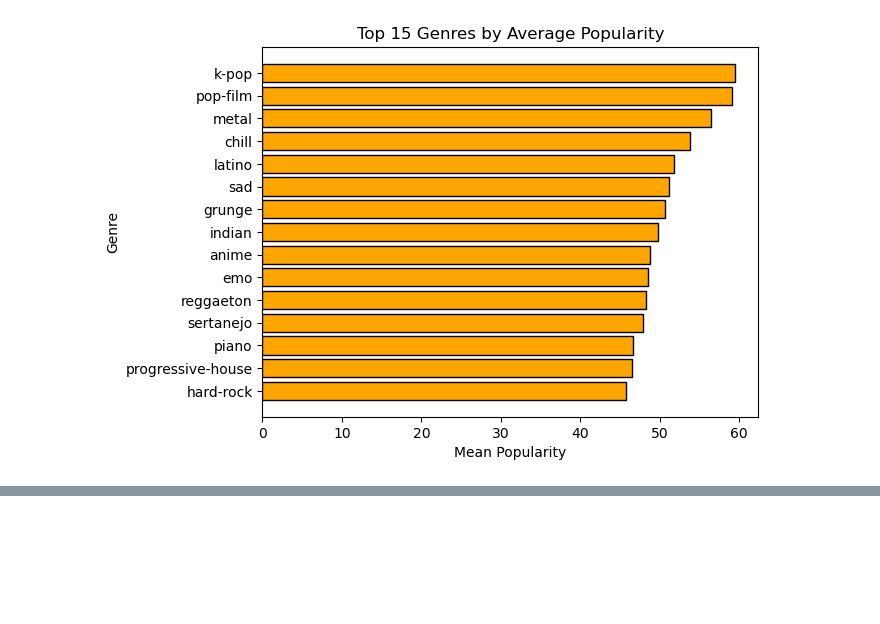
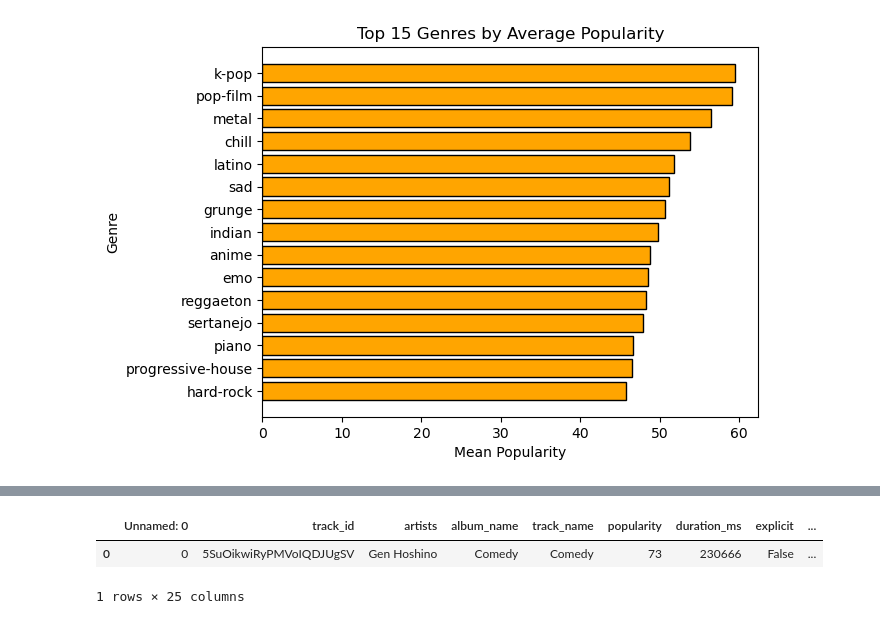
Before and after one commit to valter-barros/spotify_project, a Jupyter notebook: spotify_project.ipynb, the cells around one changed output, grey strips where cells are left out. Saved outputs shown, nothing was run; the diff lists cells and outputs as text; code cells hidden in the pictures; blank space fills up the shorter version.

```diff
--- a/spotify_project.ipynb
+++ b/spotify_project.ipynb
@@ -227,0 +307,33 @@ plt.show()
+# %%
+# We can also try to use a logistic regression model to predict if a song is more popular than average (the average of the dataset) .
+
+spot_df['popularity_binary'] = (spot_df['popularity'] > spot_df['popularity'].mean()).astype(int)
+
+X = spot_df[['danceability', 'energy', 'loudness', 'speechiness', 'acousticness', 'instrumentalness', 'liveness', 'valence', 'tempo']]
+y = spot_df['popularity_binary']
+
+X_train, X_test, y_train, y_test = train_test_split(X, y, test_size=0.2, random_state=42)
+
+scaler = StandardScaler()
+X_train_scaled = scaler.fit_transform(X_train)
+X_test_scaled = scaler.transform(X_test)
+
+
+logistic_model = LogisticRegression(random_state=42).fit(X_train_scaled, y_train)
+
+# Making predictions:
+y_pred = logistic_model.predict(X_test_scaled)
+
+# Evaluating the model on its accuracy:
+
+accuracy = accuracy_score(y_test, y_pred)
+class_report = classification_report(y_test, y_pred)
+
+print("Accuracy:", accuracy)
+print("Classification Report:")
+print(class_report)
+
+with open(TAB + 'classification_report.txt', 'w') as f:
+    f.write("Accuracy: {}\n".format(accuracy))
+    f.write("Classification Report:\n")
+    f.write(class_report)
@@ -227,0 +351,14 @@ plt.show()
+# %%
+# Instead of looking at the impacts of any single feature on popularity as a whole, we can look at that impact within the genre.
+
+# We need to create a new column with the mean popularity of each genre a song belongs to.
+
+genres_mean = spot_df.groupby('track_genre')['popularity'].mean()
+
+spot_df['mean_genre_popularity'] = spot_df['track_genre'].map(genres_mean)
+
+spot_df.head(1)
+# %% [output]
+|  | Unnamed: 0 | track_id | artists | album_name | track_name | popularity | duration_ms | explicit | ... |
+| 0 | 0 | 5SuOikwiRyPMVoIQDJUgSV | Gen Hoshino | Comedy | Comedy | 73 | 230666 | False | ... |
+1 rows × 25 columns
```
Also changed, not shown: parts of 14 cells of this notebook.
